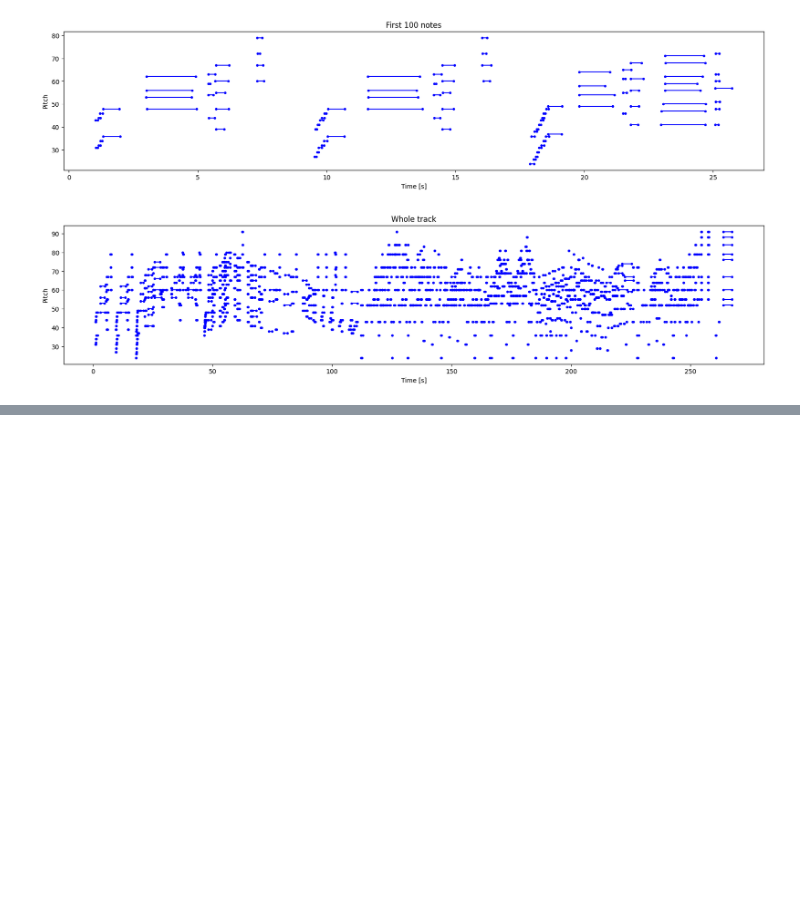
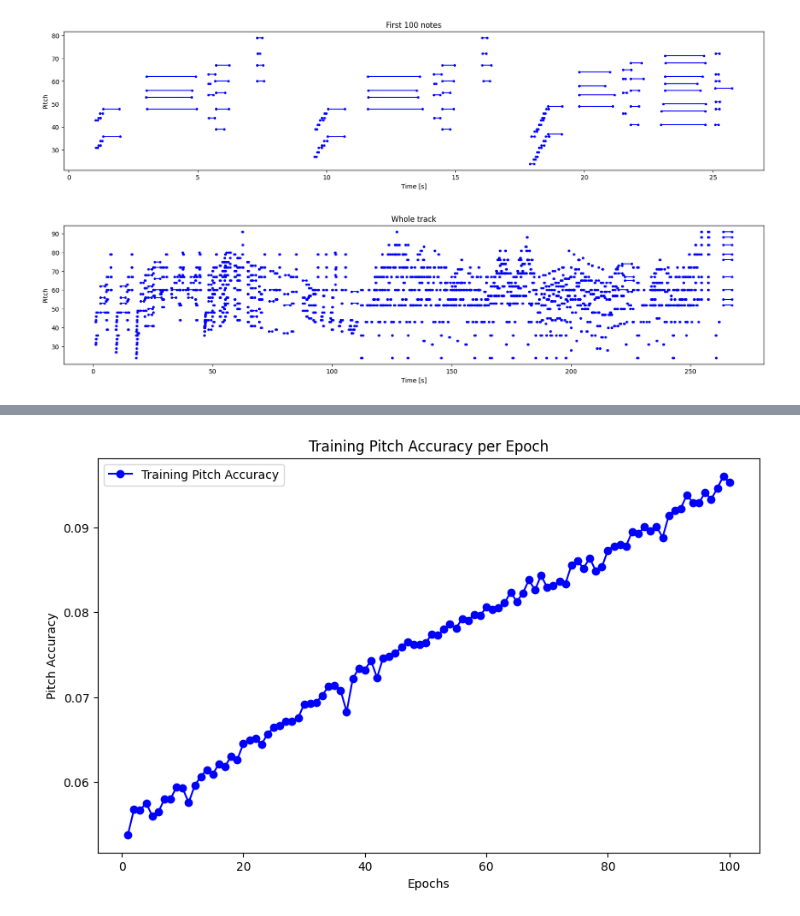
Before and after one commit to Ankur1102/MusicGen, a Jupyter notebook: musicgen.ipynb, the cells around one changed output, grey strips where cells are left out. Cells and saved outputs as stored; diff of their text form; code cells hidden in the pictures; blank space fills up the shorter version.

```diff
--- a/musicgen.ipynb
+++ b/musicgen.ipynb
@@ -325,3 +340,16 @@ plt.show()
+# %%
+accuracy = history.history['pitch_accuracy']
+epochs = range(1, len(accuracy) + 1)
+
+plt.figure(figsize=(10, 6))
+plt.plot(epochs, accuracy, 'bo-', label='Training Pitch Accuracy')
+plt.title('Training Pitch Accuracy per Epoch')
+plt.xlabel('Epochs')
+plt.ylabel('Pitch Accuracy')
+plt.legend()
+plt.show()
+# %% [output]
+[figure, added]
 # %%
 def predict_next_note(notes: np.ndarray, keras_model: tf.keras.Model,
                       temperature: float = 1.0) -> int:
```
Also changed, not shown: parts of 6 cells of this notebook, 4 other files.
